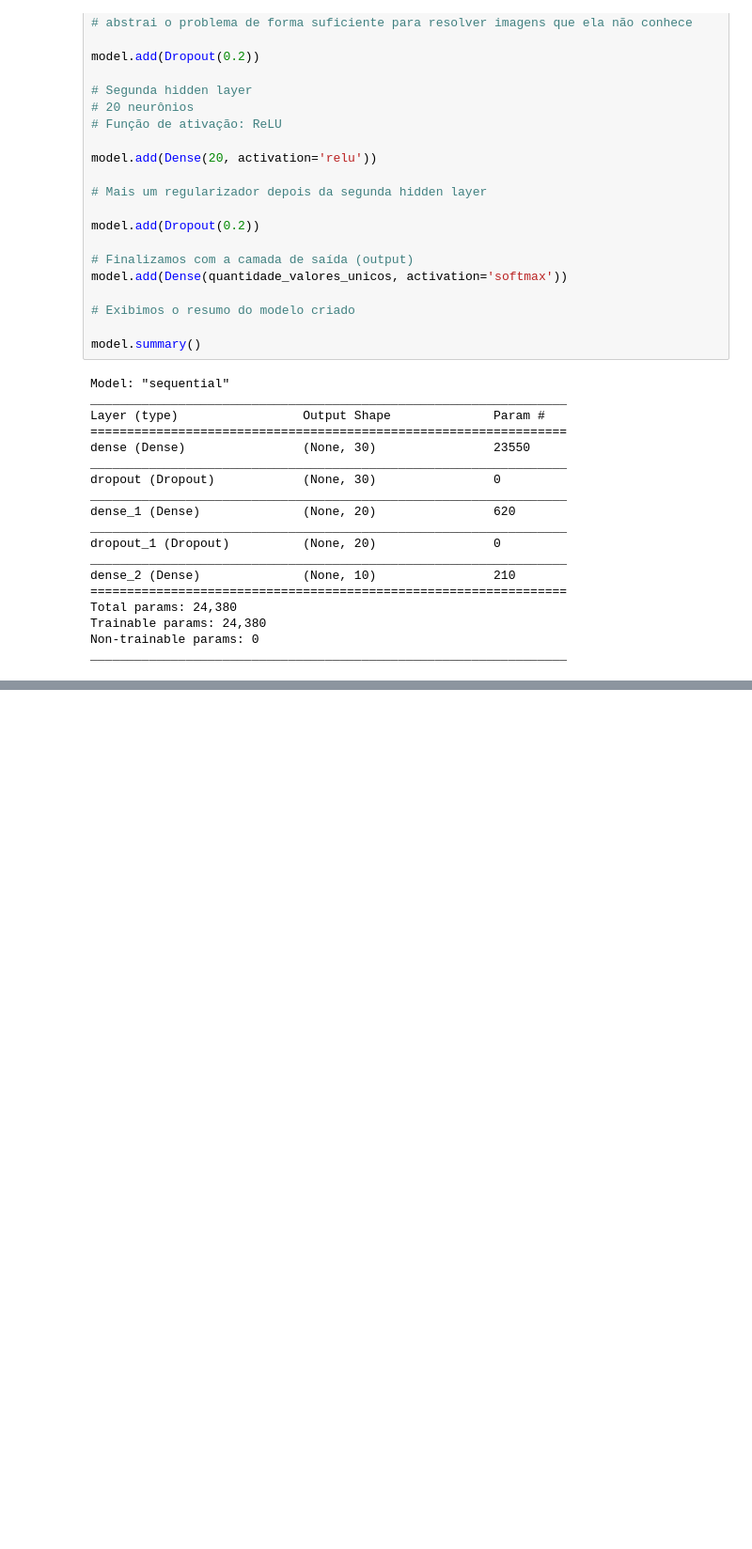
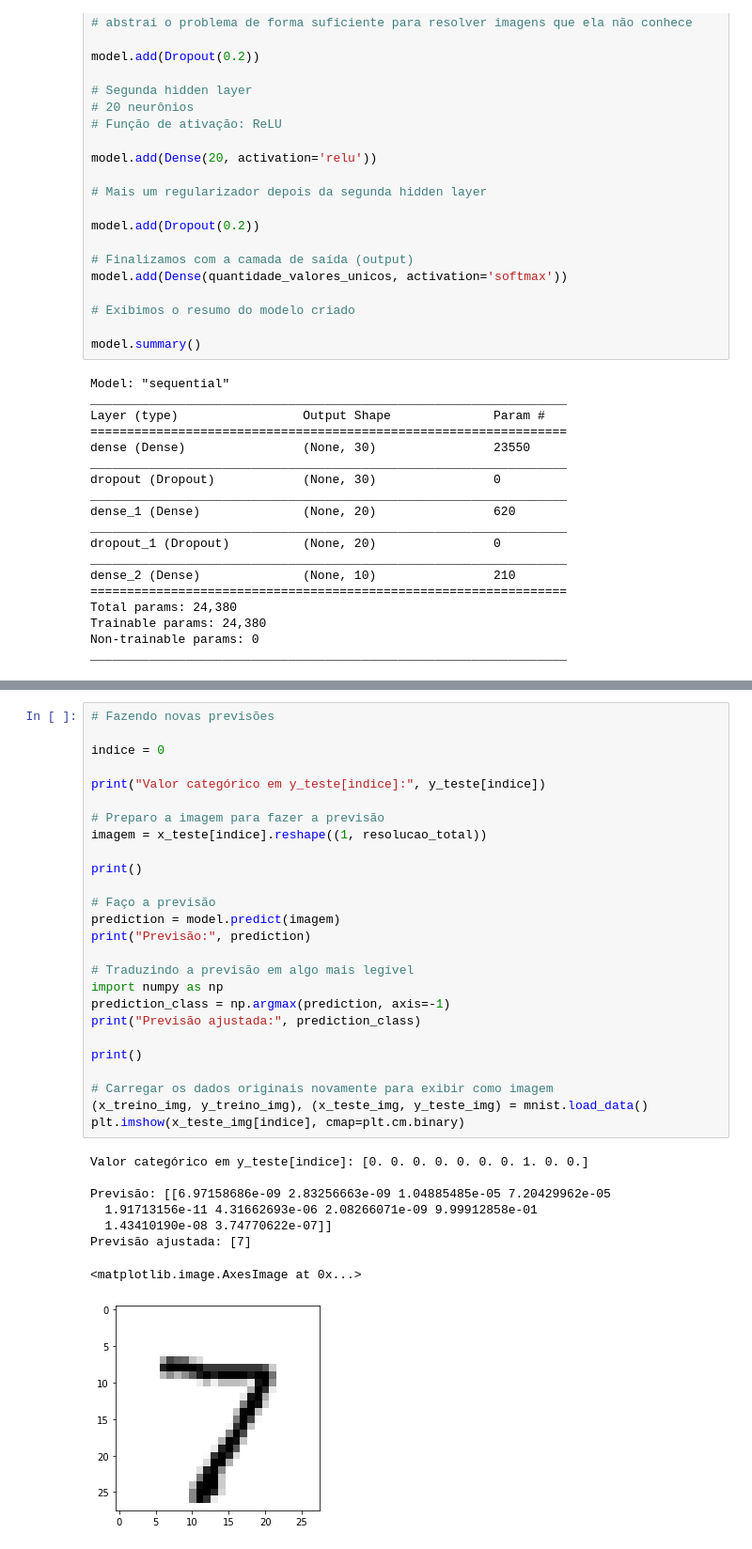
Before and after one commit to paulosalvatore/Ocean_DeepLearning_13_08_2021, a Jupyter notebook: Ocean_DeepLearning_13_08_2021.ipynb, the cells around one changed output, grey strips where cells are left out. Shown at 94% size. Saved outputs shown, nothing was run; the diff lists cells and outputs as text; blank space fills up the shorter version.

```diff
--- a/Ocean_DeepLearning_13_08_2021.ipynb
+++ b/Ocean_DeepLearning_13_08_2021.ipynb
@@ -362,0 +407,35 @@ _________________________________________________________________
+# %%
+# Fazendo novas previsões
+
+indice = 0
+
+print("Valor categórico em y_teste[indice]:", y_teste[indice])
+
+# Preparo a imagem para fazer a previsão
+imagem = x_teste[indice].reshape((1, resolucao_total))
+
+print()
+
+# Faço a previsão
+prediction = model.predict(imagem)
+print("Previsão:", prediction)
+
+# Traduzindo a previsão em algo mais legível
+import numpy as np
+prediction_class = np.argmax(prediction, axis=-1)
+print("Previsão ajustada:", prediction_class)
+
+print()
+
+# Carregar os dados originais novamente para exibir como imagem
+(x_treino_img, y_treino_img), (x_teste_img, y_teste_img) = mnist.load_data()
+plt.imshow(x_teste_img[indice], cmap=plt.cm.binary)
+# %% [output]
+Valor categórico em y_teste[indice]: [0. 0. 0. 0. 0. 0. 0. 1. 0. 0.]
+
+Previsão: [[6.97158686e-09 2.83256663e-09 1.04885485e-05 7.20429962e-05
+  1.91713156e-11 4.31662693e-06 2.08266071e-09 9.99912858e-01
+  1.43410190e-08 3.74770622e-07]]
+Previsão ajustada: [7]
+<matplotlib.image.AxesImage at 0x...>
+[figure, added]
```
Also changed, not shown: parts of 1 cell of this notebook.
